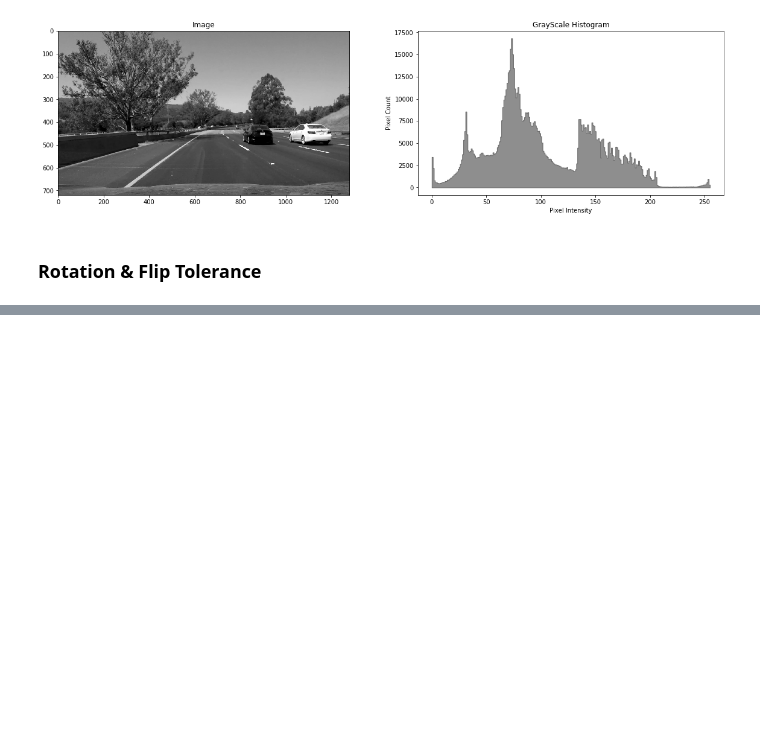
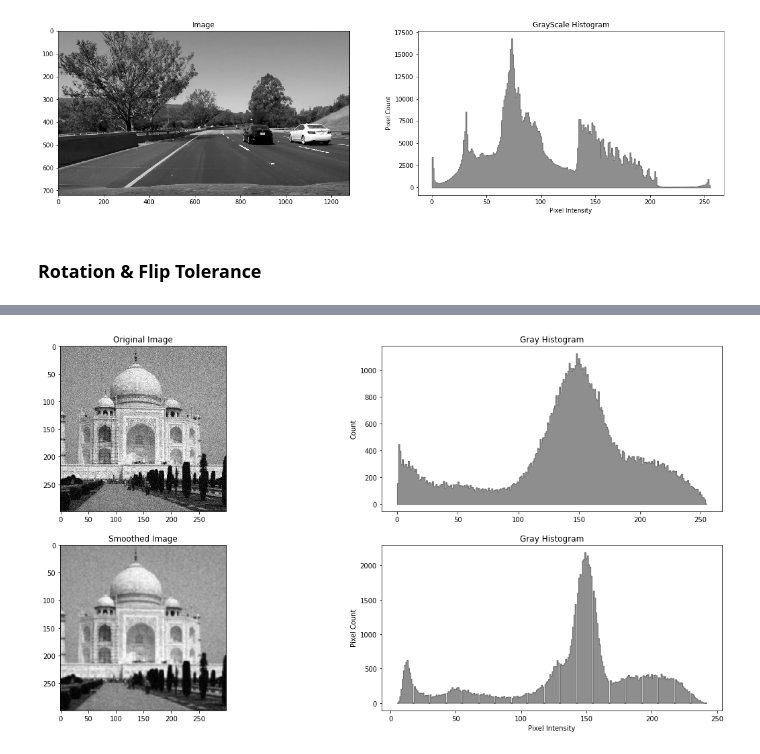
Before and after one commit to Defcon27/Image-Search-using-Parallel-Computing, a Jupyter notebook: ImageHistVisualizations.ipynb, the cells around one changed output, grey strips where cells are left out. Cells and saved outputs as stored; diff of their text form; code cells hidden in the pictures; blank space fills up the shorter version.

```diff
--- a/ImageHistVisualizations.ipynb
+++ b/ImageHistVisualizations.ipynb
@@ -96,0 +88,21 @@ plt.show()
+# %%
+from ImageHistogram import plotRGBDistribution
+
+image = cv2.imread("Image_Database/noisy.jpg")
+image = cv2.cvtColor(image, cv2.COLOR_BGR2GRAY)
+
+filtered_image = cv2.GaussianBlur(image,(5,5),0)
+
+f, ax = plt.subplots(2, 2, figsize=(20,10))
+
+ax[0,0].set_title('Original Image')
+ax[0,0].imshow(image, cmap="gray")
+ax[0,1].set_title('Gray Histogram')
+plotGrayDistribution(image, ax[0,1])
+ax[1,0].set_title('Smoothed Image')
+ax[1,0].imshow(filtered_image, cmap="gray")
+ax[1,1].set_title('Gray Histogram')
+plotGrayDistribution(filtered_image, ax[1,1])
+plt.show()
+# %% [output]
+[figure, added]
```
Also changed, not shown: parts of 6 cells of this notebook.
